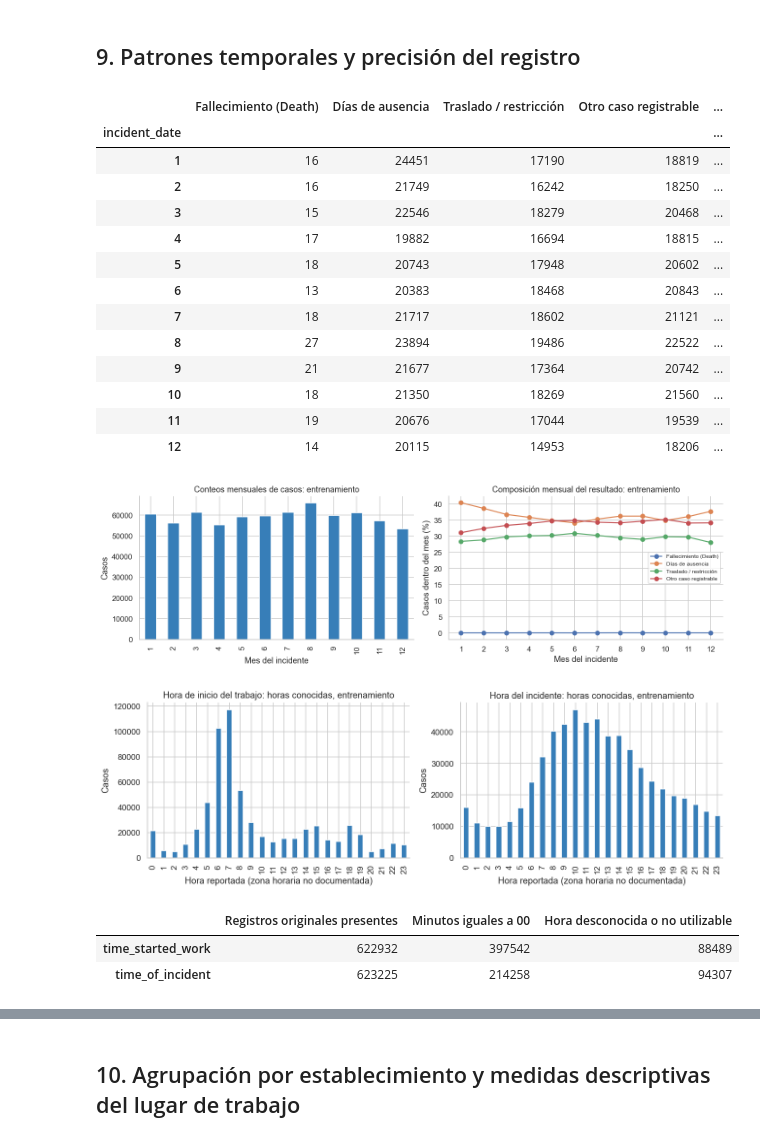
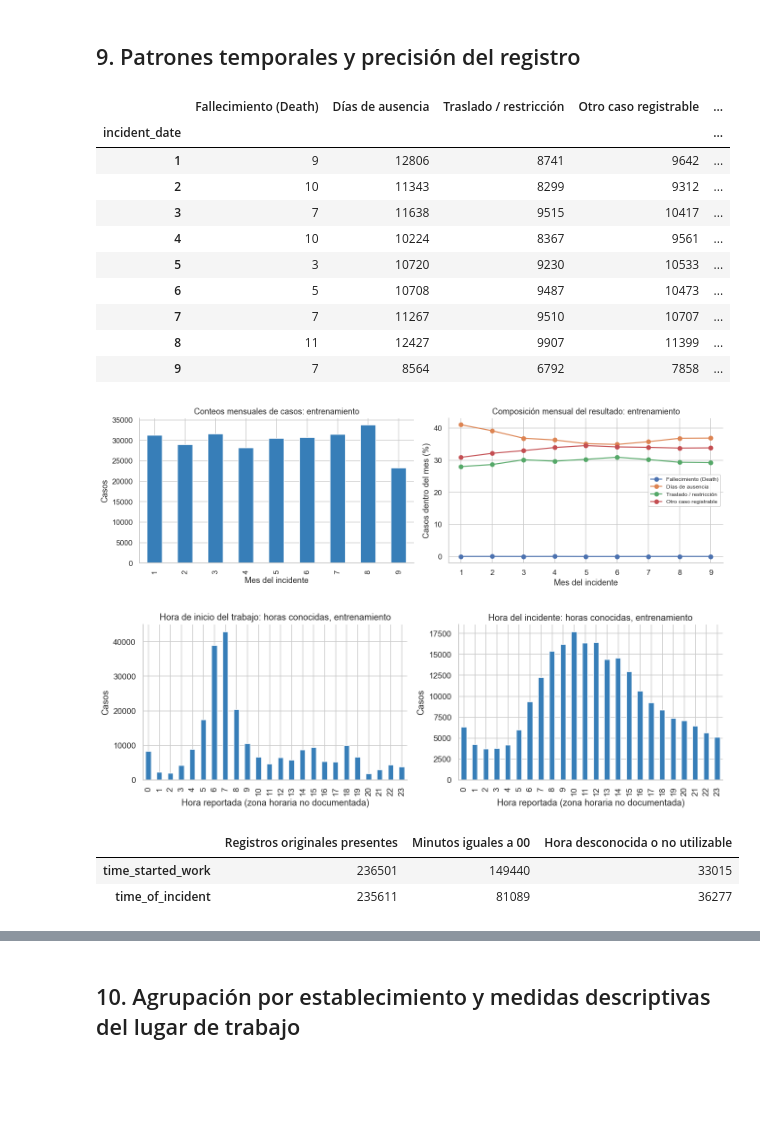
Before and after one commit to sak-buks/osha-ita-2023-case-outcome-classification, a Jupyter notebook: osha_2023_eda_revisado.ipynb, the cells around one changed output, grey strips where cells are left out. Cells and saved outputs as stored; diff of their text form; code cells hidden in the pictures; blank space fills up the shorter version.

```diff
--- a/osha_2023_eda_revisado.ipynb
+++ b/osha_2023_eda_revisado.ipynb
@@ -50,6 +50,7 @@ assert Path(sys.prefix).name.lower() == 'ml_env', 'Seleccione el núcleo existen
 from pathlib import Path
 import os
 
+PROJECT_DIR = Path.cwd()
 env_data_dir = os.getenv("OSHA_DATA_DIR")
 
 candidates = [
@@ -67,8 +68,8 @@ DATA_DIR = next(
 )
 
 DATA_PATH = DATA_DIR / "ITA Case Detail Data 2023 through 12-31-2023OIICS.csv"
-RESULTS_PATH = DATA_DIR.parent/'osha_screening_results.json'
-UTILS_PATH = DATA_DIR.parent/'promotion'/'eda_utils.py'
+RESULTS_PATH = next(p for p in [PROJECT_DIR/'osha_screening_results.json', PROJECT_DIR.parent/'osha_screening_results.json'] if p.exists())
+UTILS_PATH = PROJECT_DIR/'eda_utils.py'
 sys.path.insert(0, str(UTILS_PATH.parent))
 import eda_utils as eda
 raw_signature = (DATA_PATH.stat().st_size, DATA_PATH.stat().st_mtime_ns)
@@ -267,15 +285,28 @@ assert len(structured) == screening['rows'] and structured.id.is_unique
 structured['incident_date'] = pd.to_datetime(structured.date_of_incident, format='%m/%d/%Y', errors='coerce')
 eligible = structured.incident_date.dt.year.eq(2023)
 assert int((~eligible).sum()) == baseline['excluded_rows']
-in_holdout = structured[GROUP].isin(set(baseline['test_establishment_ids']))
-train = structured.loc[eligible & ~in_holdout].copy()
-holdout_rows = int((eligible & in_holdout).sum())
-assert len(train) == baseline['train_rows'] and holdout_rows == baseline['test_rows']
-assert train[GROUP].nunique() == baseline['train_establishments']
-assert set(train[GROUP]).isdisjoint(baseline['test_establishment_ids'])
-del structured, eligible, in_holdout
+all_groups = np.sort(structured.loc[eligible, GROUP].dropna().unique())
+heldout_group_ids = set(np.random.default_rng(42).permutation(all_groups)[:int(np.floor(0.60 * len(all_groups)))])
+is_heldout_group = structured[GROUP].isin(heldout_group_ids)
+cutoff = pd.Timestamp('2023-10-01')
+gap_days = 7
+development_mask = eligible & ~is_heldout_group & structured.incident_date.lt(cutoff - pd.Timedelta(days=gap_days))
+test_mask = eligible & is_heldout_group & structured.incident_date.ge(cutoff)
+excluded_design_rows = int((eligible & ~(development_mask | test_mask)).sum())
+train = structured.loc[development_mask].copy()
+holdout_rows = int(test_mask.sum())
+holdout_groups = int(structured.loc[test_mask, GROUP].nunique())
+assert len(train) == 269516 and holdout_rows == 127391
+test_group_ids = set(structured.loc[test_mask, GROUP])
+assert not set(train[GROUP]).intersection(test_group_ids)
+assert train.incident_date.max() < cutoff - pd.Timedelta(days=gap_days)
+assert set(train[TARGET].astype(int)) == set(structured.loc[test_mask, TARGET].astype(int)) == {1, 2, 3, 4}
+print('Establecimientos 2023:', len(all_groups), '| reservados para prueba:', len(heldout_group_ids))
+print('Desarrollo:', len(train), 'casos y', train[GROUP].nunique(), 'establecimientos')
+print('Prueba:', holdout_rows, 'casos y', holdout_groups, 'establecimientos')
+print('Filas excluidas por el diseño grupo-tiempo:', excluded_design_rows)
+del structured, eligible, is_heldout_group, development_mask, test_mask
 train[TARGET] = pd.to_numeric(train[TARGET]).astype(int)
-assert train[TARGET].value_counts().sort_index().to_dict() == {int(k):v for k,v in baseline['train_distribution'].items()}
 train['outcome'] = train[TARGET].map(OUTCOMES)
 train['incident_type'] = train.type_of_incident.map(INCIDENTS).fillna('Código desconocido')
 train['industry_sector_code'] = train.naics_code.str[:2].replace({'31':'31-33','32':'31-33','33':'31-33','44':'44-45','45':'44-45','48':'48-49','49':'48-49'})
@@ -292,8 +323,8 @@ feature_view = train[baseline['features']].copy()
 for c in baseline['features'][:6]:
     feature_view[c] = feature_view[c].astype('category')
 eda_view = feature_view.assign(outcome=train.outcome.astype('category'), case_id=train.id)
-print('El EDA siguiente utiliza SOLO EL ENTRENAMIENTO ORIGINAL')
+print('El EDA siguiente utiliza SOLO EL DESARROLLO ENERO–SEPTIEMBRE')
 print('Entrenamiento:', len(train), 'casos;', train[GROUP].nunique(), 'establecimientos')
-print('Reserva conservada:', holdout_rows, 'casos;', baseline['test_establishments'], 'establecimientos')
+print('Reserva conservada:', holdout_rows, 'casos;', holdout_groups, 'establecimientos')
 print('Columnas estructuradas cargadas:', len(load_columns), 'de', screening['column_count'])
 # %% [output]
@@ -822,45 +912,42 @@ Casos visualizados: 30212 | Death: 212 | otras clases muestreadas: 30000
 # %% [markdown]
 ## 9. Patrones temporales y precisión del registro
 # %%
-monthly = pd.crosstab(train.incident_date.dt.month, train[TARGET]).reindex(index=range(1,13), columns=list(OUTCOMES), fill_value=0)
+monthly = pd.crosstab(train.incident_date.dt.month, train[TARGET]).reindex(index=range(1,10), columns=list(OUTCOMES), fill_value=0)
 monthly.columns = list(OUTCOMES.values())
 display(monthly.assign(total_cases=monthly.sum(axis=1)))
 fig, axes = plt.subplots(1,2,figsize=(13,4))
 monthly.sum(axis=1).plot.bar(ax=axes[0],color='#377eb8')
 axes[0].set(title='Conteos mensuales de casos: entrenamiento',xlabel='Mes del incidente',ylabel='Casos')
 monthly.div(monthly.sum(axis=1),axis=0).mul(100).plot(ax=axes[1],marker='o')
-axes[1].set(title='Composición mensual del resultado: entrenamiento',xlabel='Mes del incidente',ylabel='Casos dentro del mes (%)',xticks=range(1,13))
+axes[1].set(title='Composición mensual del resultado: entrenamiento',xlabel='Mes del incidente',ylabel='Casos dentro del mes (%)',xticks=range(1,10))
 axes[1].legend(fontsize=8); plt.tight_layout(); plt.show()
 fig, axes = plt.subplots(1,2,figsize=(12,4))
 for ax,c,label in zip(axes,['time_started_work_hour','time_of_incident_hour'],['Hora de inicio del trabajo','Hora del incidente']):
     counts = train[c].value_counts().reindex(range(24),fill_value=0)
     counts.plot.bar(ax=ax,color='#377eb8')
     ax.set(title=label+': horas conocidas, entrenamiento',xlabel='Hora reportada (zona horaria no documentada)',ylabel='Casos')
 plt.tight_layout(); plt.show()
 time_audit = {}
 for c in ['time_started_work','time_of_incident']:
     raw = train[c].dropna()
     time_audit[c] = {'nonmissing_raw':len(raw), 'minutes_equal_00':int(raw.str.match(r'^\d{1,2}:00:').sum()),
                      'unusable_or_unknown_hour':int(train[c+'_hour'].isna().sum())}
 display(pd.DataFrame(time_audit).T)
 # %% [output]
 |  | Fallecimiento (Death) | Días de ausencia | Traslado / restricción | Otro caso registrable | ... |
 | incident_date |  |  |  |  | ... |
-| 1 | 16 | 24451 | 17190 | 18819 | ... |
-| 2 | 16 | 21749 | 16242 | 18250 | ... |
-| 3 | 15 | 22546 | 18279 | 20468 | ... |
-| 4 | 17 | 19882 | 16694 | 18815 | ... |
-| 5 | 18 | 20743 | 17948 | 20602 | ... |
-| 6 | 13 | 20383 | 18468 | 20843 | ... |
-| 7 | 18 | 21717 | 18602 | 21121 | ... |
-| 8 | 27 | 23894 | 19486 | 22522 | ... |
-| 9 | 21 | 21677 | 17364 | 20742 | ... |
-| 10 | 18 | 21350 | 18269 | 21560 | ... |
-| 11 | 19 | 20676 | 17044 | 19539 | ... |
-| 12 | 14 | 20115 | 14953 | 18206 | ... |
+| 1 | 9 | 12806 | 8741 | 9642 | ... |
+| 2 | 10 | 11343 | 8299 | 9312 | ... |
+| 3 | 7 | 11638 | 9515 | 10417 | ... |
+| 4 | 10 | 10224 | 8367 | 9561 | ... |
+| 5 | 3 | 10720 | 9230 | 10533 | ... |
+| 6 | 5 | 10708 | 9487 | 10473 | ... |
+| 7 | 7 | 11267 | 9510 | 10707 | ... |
+| 8 | 11 | 12427 | 9907 | 11399 | ... |
+| 9 | 7 | 8564 | 6792 | 7858 | ... |
-[figure, old version]
+[figure, new version]
-[figure, old version]
+[figure, new version]
 |  | Registros originales presentes | Minutos iguales a 00 | Hora desconocida o no utilizable |
-| time_started_work | 622932 | 397542 | 88489 |
-| time_of_incident | 623225 | 214258 | 94307 |
+| time_started_work | 236501 | 149440 | 33015 |
+| time_of_incident | 235611 | 81089 | 36277 |
 # %%
```
Also changed, not shown: parts of 48 cells of this notebook, 7 other files.
